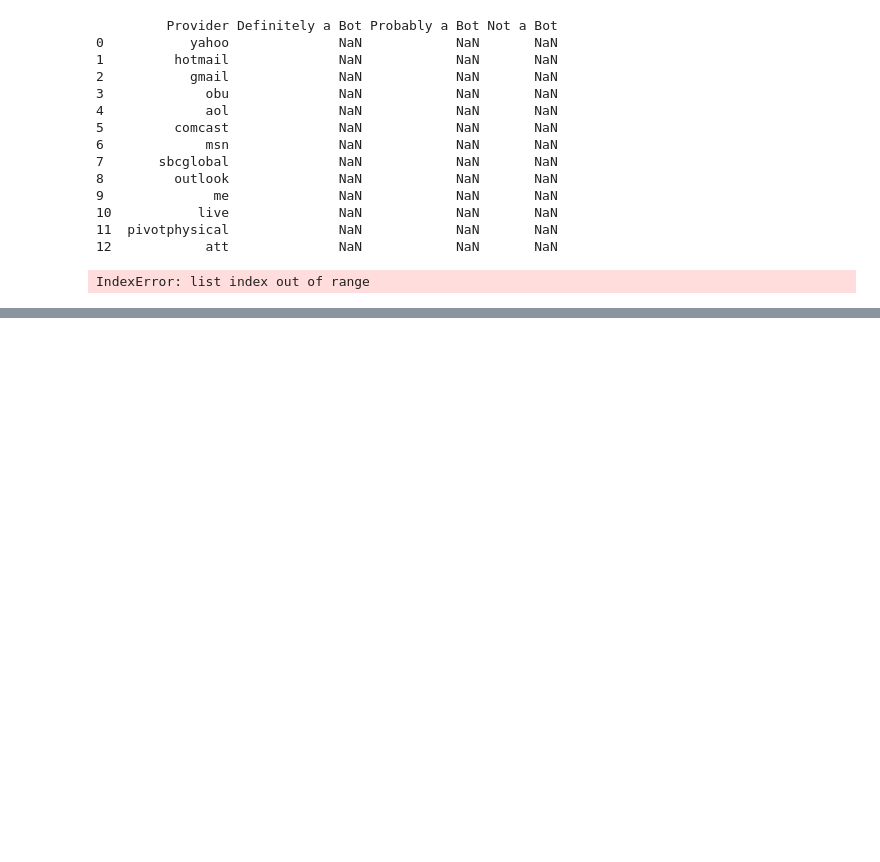
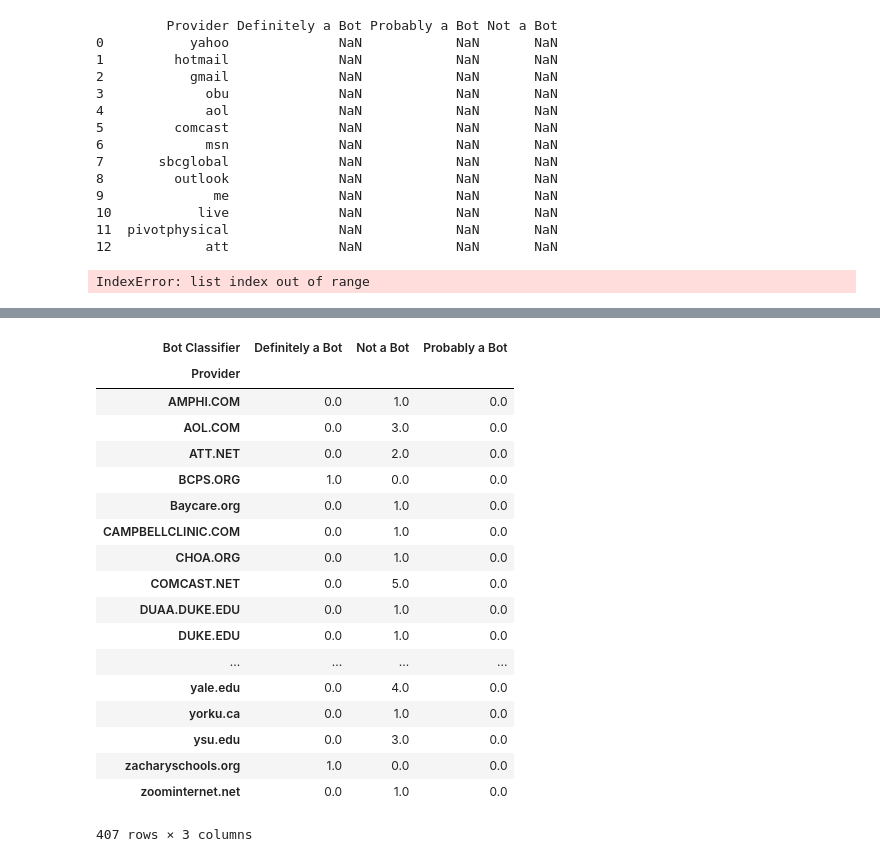
Before and after one commit to fairfield-university-ba505-fall2018/final-project-team-globo-gym-1, a Jupyter notebook: Final_Project.ipynb, the cells around one changed output, grey strips where cells are left out. Saved outputs shown, nothing was run; the diff lists cells and outputs as text; code cells hidden in the pictures; blank space fills up the shorter version.

```diff
--- a/Final_Project.ipynb
+++ b/Final_Project.ipynb
@@ -408,3 +392,27 @@ print(group_by_provider)
+# %%
+bot_classifier
+
+#bot_classifier.plot(kind = 'bar')
+# %% [output]
+| Bot Classifier | Definitely a Bot | Not a Bot | Probably a Bot |
+| Provider |  |  |  |
+| AMPHI.COM | 0.0 | 1.0 | 0.0 |
+| AOL.COM | 0.0 | 3.0 | 0.0 |
+| ATT.NET | 0.0 | 2.0 | 0.0 |
+| BCPS.ORG | 1.0 | 0.0 | 0.0 |
+| Baycare.org | 0.0 | 1.0 | 0.0 |
+| CAMPBELLCLINIC.COM | 0.0 | 1.0 | 0.0 |
+| CHOA.ORG | 0.0 | 1.0 | 0.0 |
+| COMCAST.NET | 0.0 | 5.0 | 0.0 |
+| DUAA.DUKE.EDU | 0.0 | 1.0 | 0.0 |
+| DUKE.EDU | 0.0 | 1.0 | 0.0 |
+| ... | ... | ... | ... |
+| yale.edu | 0.0 | 4.0 | 0.0 |
+| yorku.ca | 0.0 | 1.0 | 0.0 |
+| ysu.edu | 0.0 | 3.0 | 0.0 |
+| zacharyschools.org | 1.0 | 0.0 | 0.0 |
+| zoominternet.net | 0.0 | 1.0 | 0.0 |
+407 rows × 3 columns
 # %%
 # define new function analyze that takes in a row as an argument
 def analyze11(row):
```
Also changed, not shown: parts of 10 cells of this notebook.
